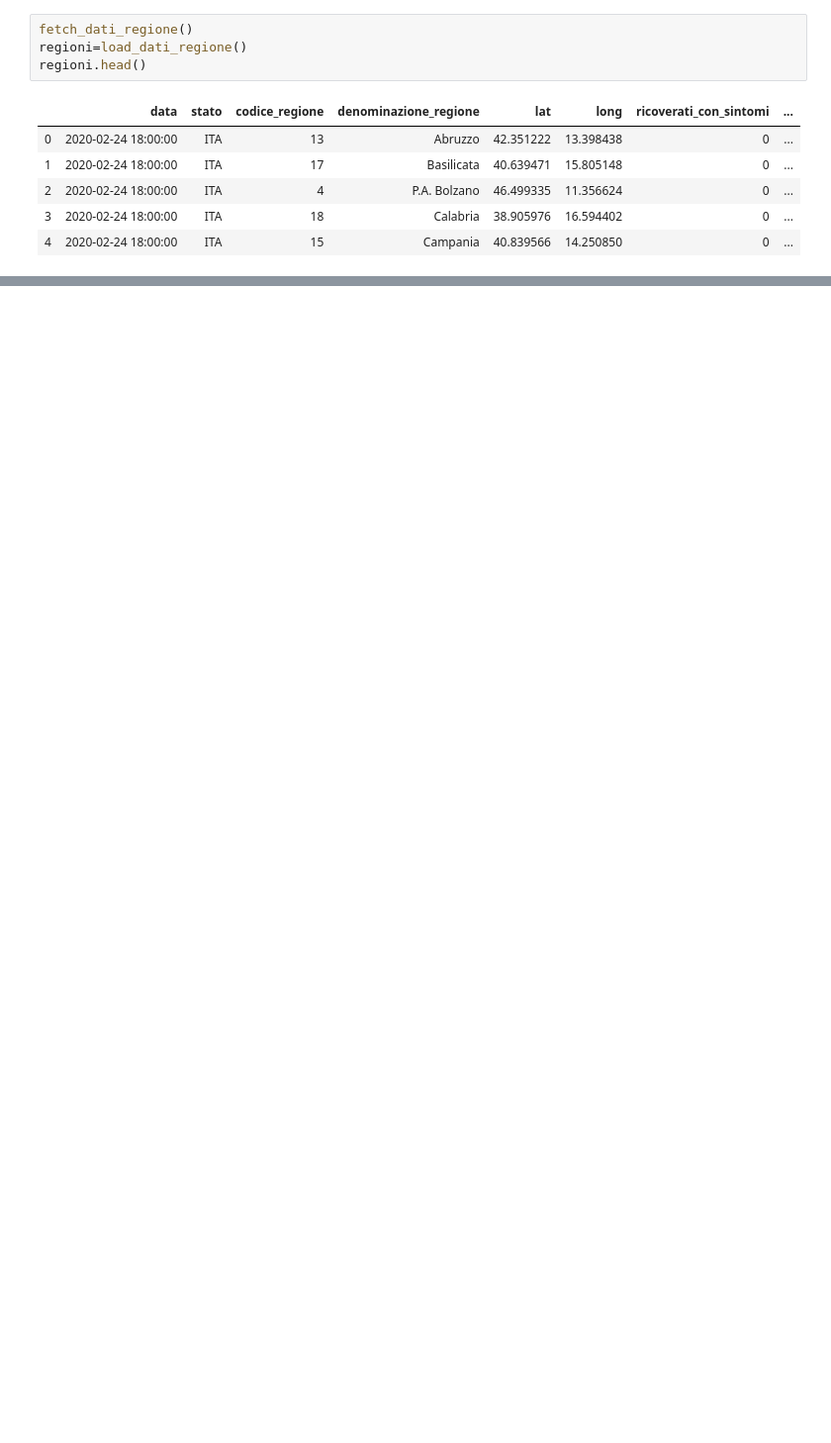
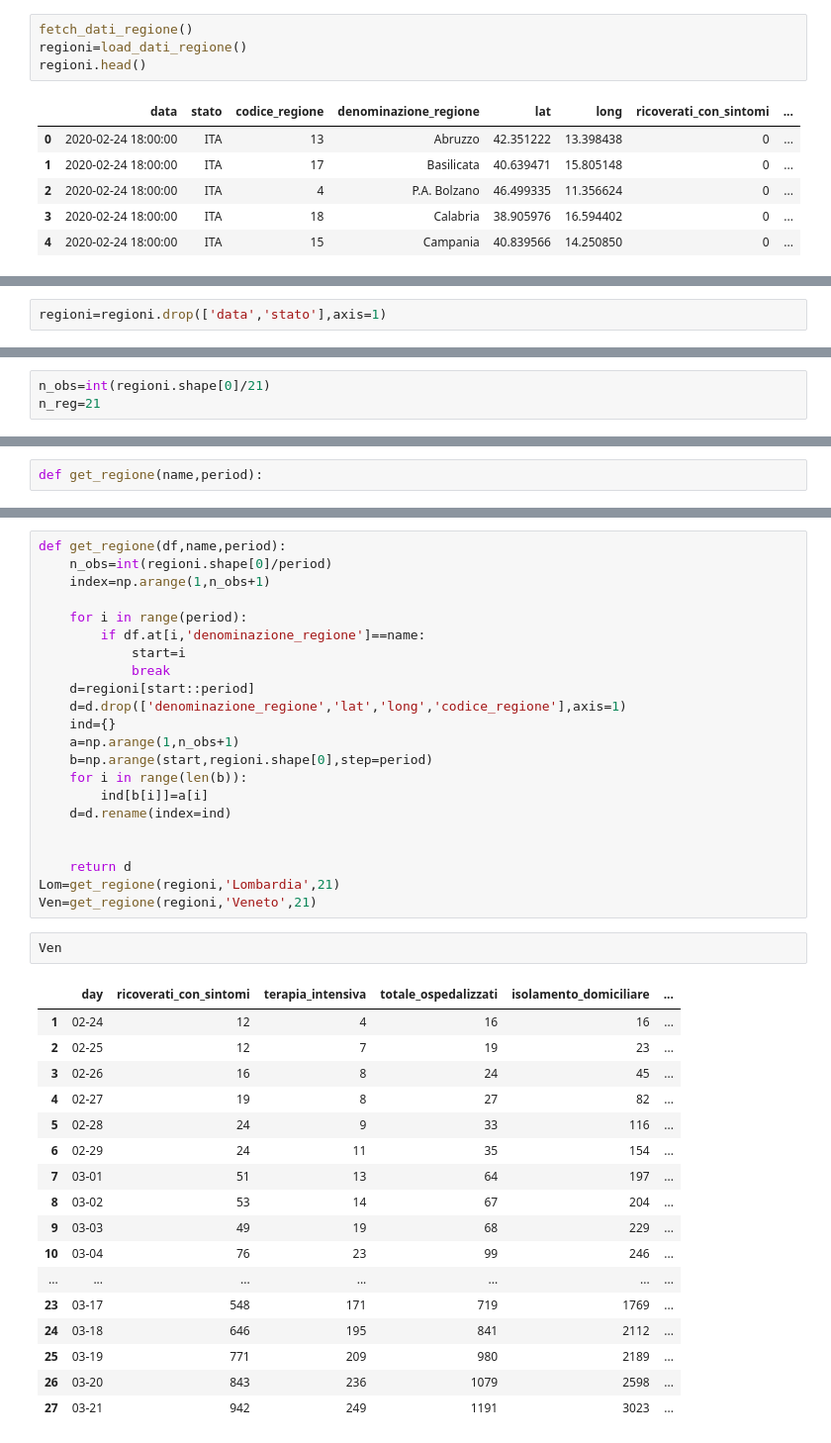
Before and after one commit to simonegiancola09/covid-19-Analysis, a Jupyter notebook: Covid.ipynb, the cells around one changed output, grey strips where cells are left out. Shown: that part at 99% size. Drawn from its saved outputs; the diff is of its cells as text; blank space fills up the shorter version.

```diff
--- a/Covid.ipynb
+++ b/Covid.ipynb
@@ -28,0 +58,2 @@ regioni.head()
+# %%
+regioni=regioni.drop(['data','stato'],axis=1)
@@ -28,0 +97,3 @@ regioni.head()
+# %%
+n_obs=int(regioni.shape[0]/21)
+n_reg=21
@@ -28,0 +102,2 @@ regioni.head()
+# %%
+def get_regione(name,period):
@@ -28,0 +106,42 @@ regioni.head()
+# %%
+def get_regione(df,name,period):
+    n_obs=int(regioni.shape[0]/period)
+    index=np.arange(1,n_obs+1)
+
+    for i in range(period):
+        if df.at[i,'denominazione_regione']==name:
+            start=i
+            break
+    d=regioni[start::period]
+    d=d.drop(['denominazione_regione','lat','long','codice_regione'],axis=1)
+    ind={}
+    a=np.arange(1,n_obs+1)
+    b=np.arange(start,regioni.shape[0],step=period)
+    for i in range(len(b)):
+        ind[b[i]]=a[i]
+    d=d.rename(index=ind)
+
+
+    return d
+Lom=get_regione(regioni,'Lombardia',21)
+Ven=get_regione(regioni,'Veneto',21)
+# %%
+Ven
+# %% [output]
+|  | day | ricoverati_con_sintomi | terapia_intensiva | totale_ospedalizzati | isolamento_domiciliare | ... |
+| 1 | 02-24 | 12 | 4 | 16 | 16 | ... |
+| 2 | 02-25 | 12 | 7 | 19 | 23 | ... |
+| 3 | 02-26 | 16 | 8 | 24 | 45 | ... |
+| 4 | 02-27 | 19 | 8 | 27 | 82 | ... |
+| 5 | 02-28 | 24 | 9 | 33 | 116 | ... |
+| 6 | 02-29 | 24 | 11 | 35 | 154 | ... |
+| 7 | 03-01 | 51 | 13 | 64 | 197 | ... |
+| 8 | 03-02 | 53 | 14 | 67 | 204 | ... |
+| 9 | 03-03 | 49 | 19 | 68 | 229 | ... |
+| 10 | 03-04 | 76 | 23 | 99 | 246 | ... |
+| ... | ... | ... | ... | ... | ... | ... |
+| 23 | 03-17 | 548 | 171 | 719 | 1769 | ... |
+| 24 | 03-18 | 646 | 195 | 841 | 2112 | ... |
+| 25 | 03-19 | 771 | 209 | 980 | 2189 | ... |
+| 26 | 03-20 | 843 | 236 | 1079 | 2598 | ... |
+| 27 | 03-21 | 942 | 249 | 1191 | 3023 | ... |
```
Also changed, not shown: parts of 15 cells of this notebook.
